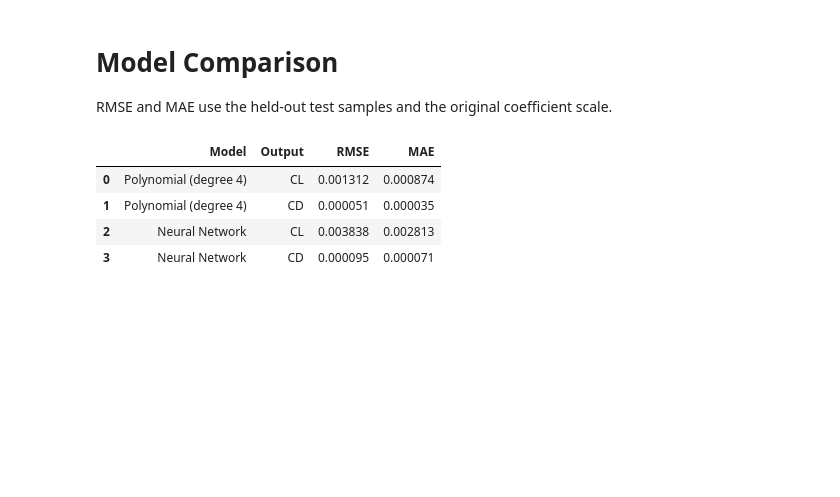
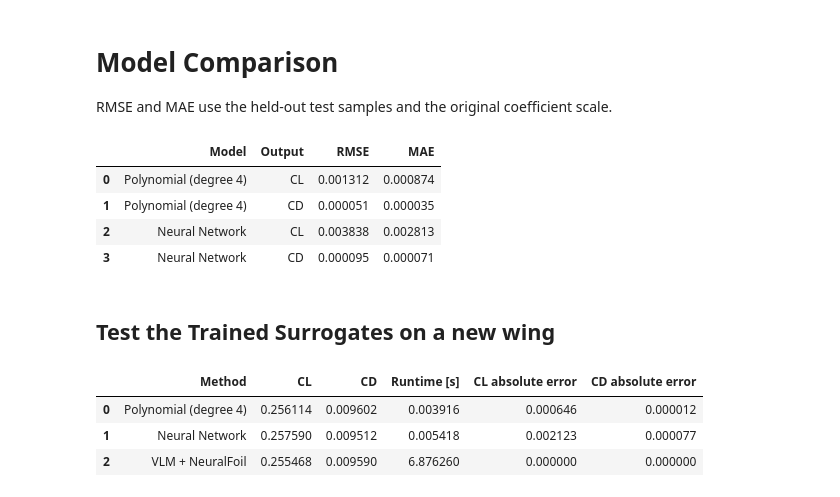
Before and after one commit to hayes-donaldson/Maching-Learning-Project, a Jupyter notebook: notebooks/train_surrogate.ipynb, the cells around one changed output. Drawn from its saved outputs; the diff is of its cells as text; code cells hidden in the pictures; blank space fills up the shorter version.

```diff
--- a/notebooks/train_surrogate.ipynb
+++ b/notebooks/train_surrogate.ipynb
@@ -271,3 +249,81 @@ comparison_table
 | 1 | Polynomial (degree 4) | CD | 0.000051 | 0.000035 |
 | 2 | Neural Network | CL | 0.003838 | 0.002813 |
 | 3 | Neural Network | CD | 0.000095 | 0.000071 |
+# %% [markdown]
+## Test the Trained Surrogates on a new wing
+# %%
+parameters = WingParameters(
+    aspect_ratio=5.0,
+    area_m2=5.4,
+    taper_ratio=0.5,
+    tip_twist_deg=-1.2,
+    airfoil="NACA0012",
+    sweep_deg=0,
+)
+geometry = build_wing_geometry(parameters)
+wing = to_aerosandbox_wing(geometry)
+wing.symmetric = False  # Draw only the right half-wing.
+fig = wing.draw(backend="plotly", show=False)
+fig.update_layout(
+    scene_camera=dict(
+        eye=dict(x=-1.5, y=1.5, z=0.8),
+        up=dict(x=0, y=0, z=1),
+    )
+)
+fig.show()
+# %%
+# Single-call timings include prediction/scaling or the solve, not training.
+velocity = 60.0      # m/s
+alpha_deg = 4.0      # degrees
+
+# Use the geometry from the wing-display cell.
+p = geometry.parameters
+case_input = pd.DataFrame([{
+    "aspect_ratio": p.aspect_ratio,
+    "area_m2": p.area_m2,
+    "taper_ratio": p.taper_ratio,
+    "tip_twist_deg": p.tip_twist_deg,
+    "airfoil": p.airfoil.strip().lower(),
+    "alpha_deg": alpha_deg,
+    "velocity": velocity,
+}])
+X_case = pd.concat([
+    case_input[input_features].drop(columns="airfoil"),
+    airfoil_encoder.transform(case_input[["airfoil"]]),
+], axis=1)
+
+start = perf_counter()
+poly_case_pred = model.predict(X_case)[0]
+poly_runtime = perf_counter() - start
+
+nn_model.eval()
+start = perf_counter()
+X_case_scaled = X_scaler.transform(X_case)
+with torch.no_grad():
+    nn_case_scaled = nn_model(torch.tensor(X_case_scaled, dtype=torch.float32)).numpy()
+nn_case_pred = Y_scaler.inverse_transform(nn_case_scaled)[0]
+nn_runtime = perf_counter() - start
+
+# Reload saved solver edits before timing the solve.
+importlib.reload(vlm)
+start = perf_counter()
+vlm_case_result = vlm.solve_vlm_neuralfoil(
+    geometry, velocity=velocity, alpha=alpha_deg,
+    spanwise_resolution=40, chordwise_resolution=4, lift_tolerance=1e-6,
+)
+vlm_runtime = perf_counter() - start
+
+case_comparison = pd.DataFrame({
+    "Method": [f"Polynomial (degree {best_degree})", "Neural Network", "VLM + NeuralFoil"],
+    "CL": [poly_case_pred[0], nn_case_pred[0], vlm_case_result["CL"]],
+    "CD": [poly_case_pred[1], nn_case_pred[1], vlm_case_result["CD"]],
+    "Runtime [s]": [poly_runtime, nn_runtime, vlm_runtime],
+})
+case_comparison["CL absolute error"] = (case_comparison["CL"] - vlm_case_result["CL"]).abs()
+case_comparison["CD absolute error"] = (case_comparison["CD"] - vlm_case_result["CD"]).abs()
+case_comparison
+# %% [output]
+|  | Method | CL | CD | Runtime [s] | CL absolute error | CD absolute error |
+| 0 | Polynomial (degree 4) | 0.256114 | 0.009602 | 0.003916 | 0.000646 | 0.000012 |
+| 1 | Neural Network | 0.257590 | 0.009512 | 0.005418 | 0.002123 | 0.000077 |
+| 2 | VLM + NeuralFoil | 0.255468 | 0.009590 | 6.876260 | 0.000000 | 0.000000 |
```
Also changed, not shown: parts of 6 cells of this notebook, 16 other files.
